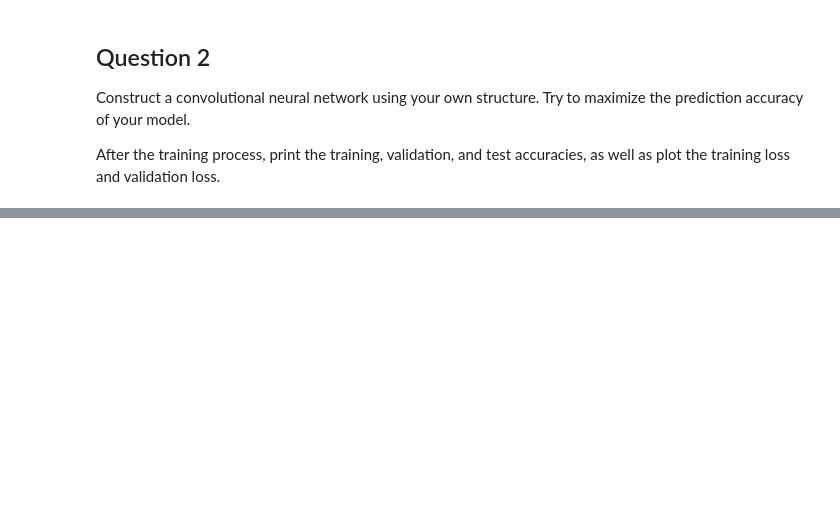
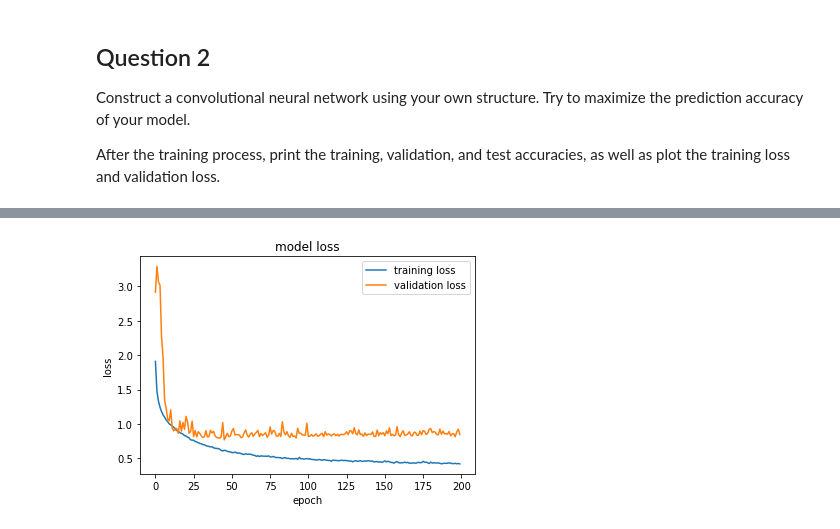
Before and after one commit to HongKanokkarn/ML_CIFAR10, a Jupyter notebook: css324f21_hw_ml_6222790147&6222790428.ipynb, the cells around one changed output, grey strips where cells are left out. Cells and saved outputs as stored; diff of their text form; code cells hidden in the pictures; blank space fills up the shorter version.

```diff
--- a/css324f21_hw_ml_6222790147&6222790428.ipynb
+++ b/css324f21_hw_ml_6222790147&6222790428.ipynb
@@ -50,0 +134,19 @@ After the training process, print the training, validation, and test accuracies,
+# %%
+tf.random.set_seed(11)
+# Load the dataset
+(x_train, y_train), (x_test, y_test) = tf.keras.datasets.cifar10.load_data()
+
+# Preprocess
+x_train = x_train / 255.0
+x_test = x_test / 255.0
+y_train = tf.one_hot(y_train, 10)
+y_test = tf.one_hot(y_test, 10)
+
+# Reshape input to be (width, height, #channels)
+x_train = x_train.reshape((-1,32,32,3))
+x_test = x_test.reshape((-1,32,32,3))
+
+
+#Normalize the dataset
+y_train = y_train[:,0,:]
+y_test = y_test[:,0,:]
@@ -50,0 +197,13 @@ After the training process, print the training, validation, and test accuracies,
+# %%
+# Train the model
+model_checkpoint_callback = tf.keras.callbacks.ModelCheckpoint(
+    filepath='/tmp/checkpoint',
+    save_weights_only=True,
+    monitor='val_accuracy',
+    mode='max',
+    save_best_only=True)
+
+history = model.fit(x_train, y_train, epochs=200,
+                    batch_size=512, shuffle = True,
+                    validation_split=0.2,
+                    callbacks=[model_checkpoint_callback])
@@ -50,0 +246,12 @@ After the training process, print the training, validation, and test accuracies,
+# %%
+# Plot the training loss and validation loss
+
+plt.plot(history.history['loss'])
+plt.plot(history.history['val_loss'])
+plt.title('model loss')
+plt.ylabel('loss')
+plt.xlabel('epoch')
+plt.legend(['training loss', 'validation loss'], loc='upper right')
+plt.show()
+# %% [output]
+[figure, added]
```
Also changed, not shown: parts of 16 cells of this notebook.
